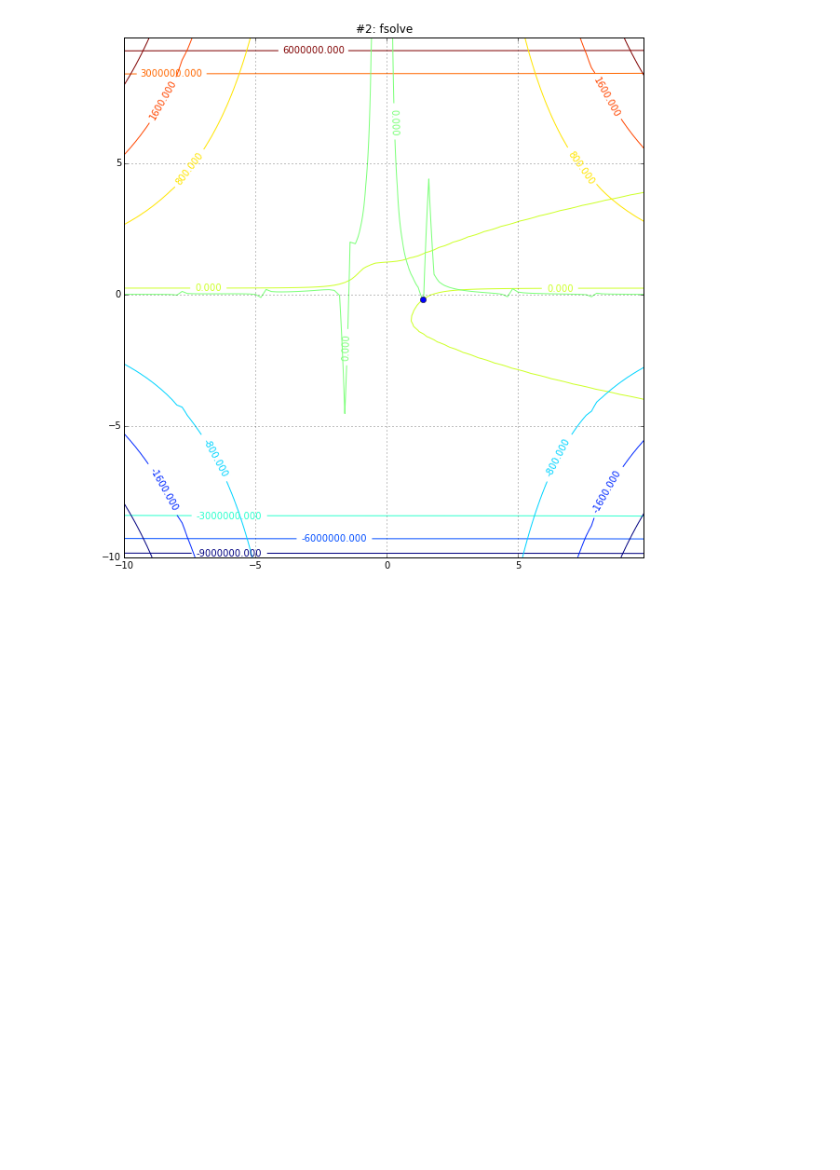
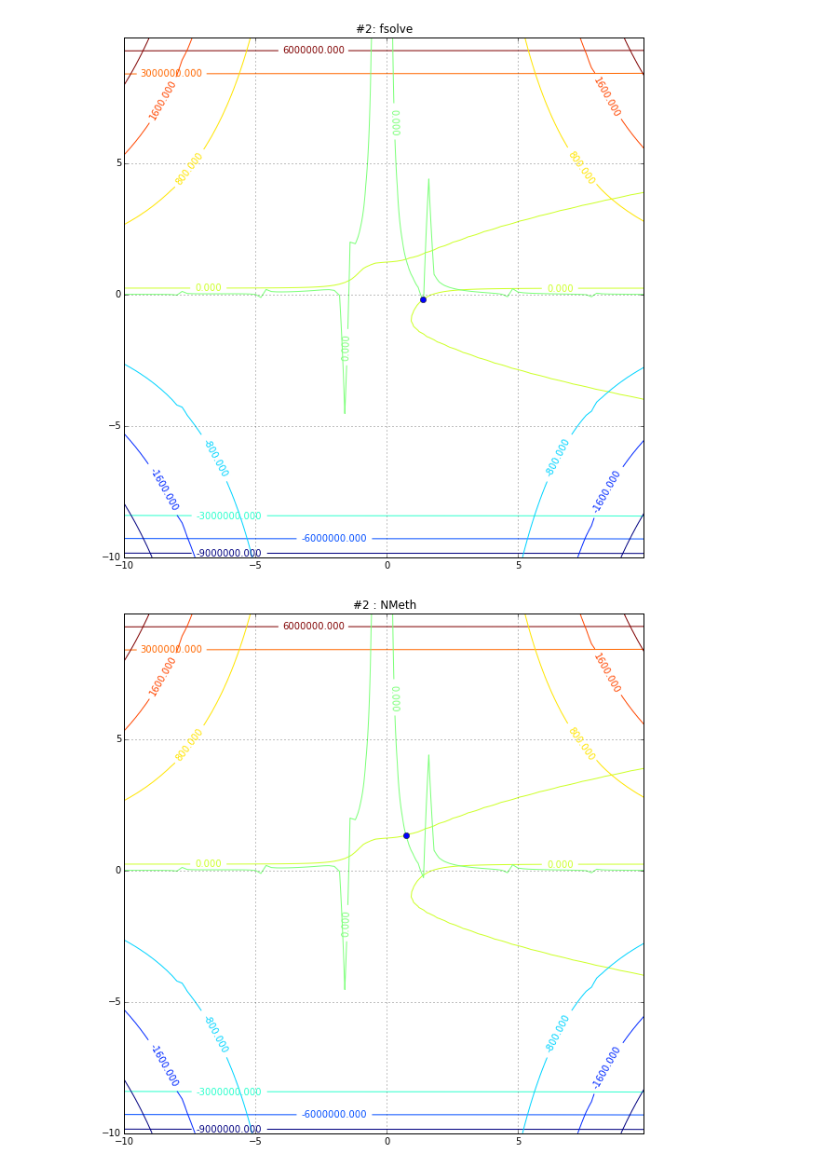
Before and after one commit to DustinVerzal/Math-415, a Jupyter notebook: Homework/Math 415 - Homework_1.ipynb, the cells around one changed output. Cells and saved outputs as stored; diff of their text form; code cells hidden in the pictures; blank space fills up the shorter version.

Commit message:
Completed homework 1 using Fsolve, Nmeth, and Newton Secant

```diff
--- a/Homework/Math 415 - Homework_1.ipynb
+++ b/Homework/Math 415 - Homework_1.ipynb
@@ -187,3 +193,59 @@ plt.show()
 1.3806049572 -0.178250720763
 [ -4.37161418e-12  -2.34630093e-11]
 [figure]
+# %%
+#2: Secant method
+def f(p):
+    x = p[0, 0]
+    y = p[1 ,0]
+    return np.array([x**3 - 2*x*y + y**7 - 4*x**3*y - 5, y*np.sin(x) + 3*x**2*y + np.tan(x) - 4])
+
+def df(p):
+    x = p[0, 0]
+    y = p[1 ,0]
+    return np.array([[3*x**2 - 2*y - 12*x**2*y, -2*x + 7*y**6 - 4*x**3], [y*np.cos(x) + 6*x*y + 1/np.cos(x)**2, np.sin(x) + 3*x**2 + np.tan(x)]])
+
+
+#Plot set
+fig = plt.figure(figsize=(10, 10))
+plt.title("#2 : NMeth")
+ax = fig.add_subplot(111)
+
+max_iteration = 200
+dim = 2
+x0 = np.array([[1.0], [1.0]])
+
+iteration = 1
+x = np.matrix(np.zeros((dim, max_iteration)))
+x[:, [1]] = x0
+nrm = 1
+tol = 1.0e-6
+xprev = x0
+
+while (iteration <= max_iteration-2):
+    delta = -np.linalg.lstsq(df(xprev), f(xprev))[0]
+    xnew = xprev + delta.reshape(2, 1)
+    nrm = np.linalg.norm(xnew-xprev, np.inf)
+    xprev = xnew
+    iteration = iteration + 1
+    x[:, [iteration]] = xnew
+
+
+
+#Plot
+x_mesh = np.arange(-10, 10, .2)
+y_mesh = np.arange(-10, 10, .2)
+X, Y = np.meshgrid(x_mesh, y_mesh)
+Z1 = X**3 - 2*X*Y + Y**7 - 4*X**3*Y - 5
+Z2 = Y*np.sin(X) + 3*X**2*Y + np.tan(X) - 4
+
+CS1 = ax.contour(X, Y, Z1)
+CS2 = ax.contour(X, Y, Z2)
+ax.clabel(CS1, inline=1, fontsize=10)
+ax.clabel(CS2, inline=1, fontsize=10)
+ax.grid()
+ax.plot(xnew[0],xnew[1], 'bo')
+
+plt.show()
+# %% [output]
+[figure, added]
```
Also changed, not shown: parts of 6 cells of this notebook.
